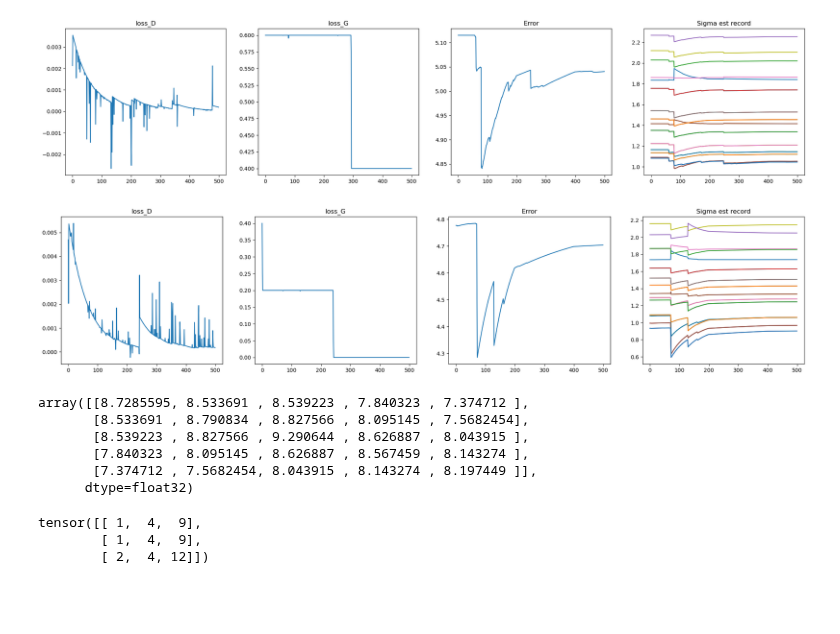
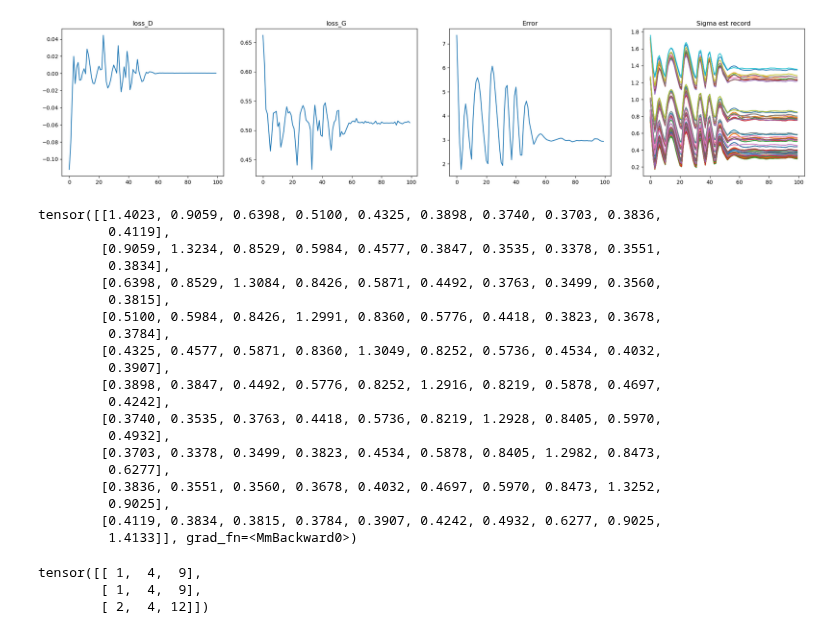
Before and after one commit to monarsan/robust-GAN, a Jupyter notebook: gan_torch/sigma.ipynb, the cells around one changed output. Drawn from its saved outputs; the diff is of its cells as text; code cells hidden in the pictures; blank space fills up the shorter version.

```diff
--- a/gan_torch/sigma.ipynb
+++ b/gan_torch/sigma.ipynb
@@ -1,31 +1,46 @@
 # %%
 from sigma import Sigma
 import numpy as np
 import matplotlib.pyplot as plt
 from utils import ar_cov, kendall
-data_dim = 5
-for _ in range(2):
+data_dim = 10
+for _ in range(1):
     gan = Sigma(data_dim, 0.2, 'cpu')
     true_mean = np.zeros(data_dim)
     out_mean = np.ones(data_dim) * 6
     gan.dist_init(true_mean, out_mean, ar_cov(data_dim), ar_cov(data_dim))
-    gan.data_init(1000, 25)
+    gan.data_init(50000, 500)
     gan.model_init()
-    gan.optimizer_init(0.01, 0.1, 5, 1, weight_decay_d=8e-2, weight_decay_g=2.5e-5)
-    gan.fit(500)
+    gan.optimizer_init(0.01, 0.1, 12, 3,
+                       weight_decay_d=8e-2, weight_decay_g=2.5e-5
+                       , step_size=50, gamma=0.3)
+    gan.fit(100)
     gan.plot()
 # %% [output]
-[figure, old version]
+[figure, new version]
-[figure, removed]
-# %%
-gan.sigma_est_record[0]
-# %% [output]
-array([[8.7285595, 8.533691 , 8.539223 , 7.840323 , 7.374712 ],
-       [8.533691 , 8.790834 , 8.827566 , 8.095145 , 7.5682454],
-       [8.539223 , 8.827566 , 9.290644 , 8.626887 , 8.043915 ],
-       [7.840323 , 8.095145 , 8.626887 , 8.567459 , 8.143274 ],
-       [7.374712 , 7.5682454, 8.043915 , 8.143274 , 8.197449 ]],
-      dtype=float32)
+# %%
+gan.G.est_cov()
+# %% [output]
+tensor([[1.4023, 0.9059, 0.6398, 0.5100, 0.4325, 0.3898, 0.3740, 0.3703, 0.3836,
+         0.4119],
+        [0.9059, 1.3234, 0.8529, 0.5984, 0.4577, 0.3847, 0.3535, 0.3378, 0.3551,
+         0.3834],
+        [0.6398, 0.8529, 1.3084, 0.8426, 0.5871, 0.4492, 0.3763, 0.3499, 0.3560,
+         0.3815],
+        [0.5100, 0.5984, 0.8426, 1.2991, 0.8360, 0.5776, 0.4418, 0.3823, 0.3678,
+         0.3784],
+        [0.4325, 0.4577, 0.5871, 0.8360, 1.3049, 0.8252, 0.5736, 0.4534, 0.4032,
+         0.3907],
+        [0.3898, 0.3847, 0.4492, 0.5776, 0.8252, 1.2916, 0.8219, 0.5878, 0.4697,
+         0.4242],
+        [0.3740, 0.3535, 0.3763, 0.4418, 0.5736, 0.8219, 1.2928, 0.8405, 0.5970,
+         0.4932],
+        [0.3703, 0.3378, 0.3499, 0.3823, 0.4534, 0.5878, 0.8405, 1.2982, 0.8473,
+         0.6277],
+        [0.3836, 0.3551, 0.3560, 0.3678, 0.4032, 0.4697, 0.5970, 0.8473, 1.3252,
+         0.9025],
+        [0.4119, 0.3834, 0.3815, 0.3784, 0.3907, 0.4242, 0.4932, 0.6277, 0.9025,
+         1.4133]], grad_fn=<MmBackward0>)
 # %%
 import torch
 data = torch.tensor([
```
Also changed, not shown: 1 other file.
